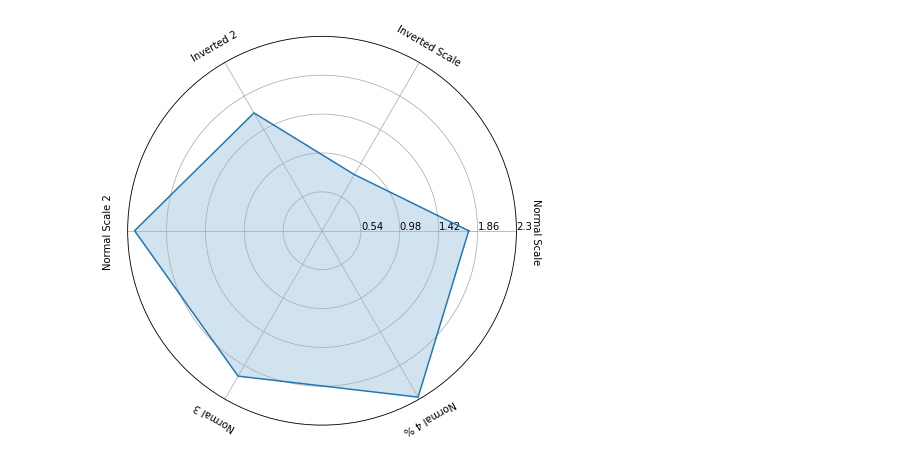
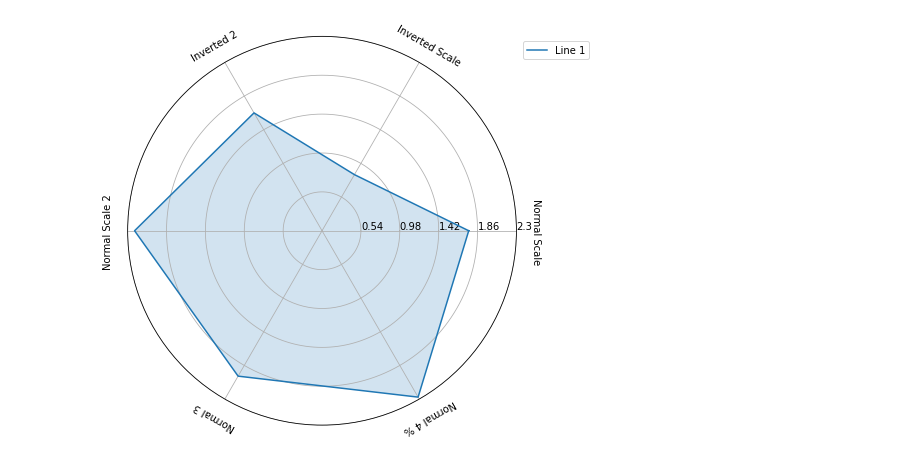
Before and after one commit to danchyy/Basketball_Analytics, a Jupyter notebook: Scripts/radar_plot/Radar_plot.ipynb, the cells around one changed output. Drawn from its saved outputs; the diff is of its cells as text; code cells hidden in the pictures.

```diff
--- a/Scripts/radar_plot/Radar_plot.ipynb
+++ b/Scripts/radar_plot/Radar_plot.ipynb
@@ -81,32 +81,33 @@ class ComplexRadar():
         self.ax = axes[0]
     def plot(self, data, *args, **kw):
         if self.should_scale:
             # Scaling if we have different ranges of data
             sdata = _scale_data(data, self.ranges)
         else:
             sdata = data
         # np.r_ brings first number to the end and copmletes a circle
         self.ax.plot(self.angle, np.r_[sdata, sdata[0]], *args, **kw)
     def fill(self, data, *args, **kw):
         if self.should_scale:
             sdata = _scale_data(data, self.ranges)
         else:
             sdata = data
         self.ax.fill(self.angle, np.r_[sdata, sdata[0]], *args, **kw)
 
 
 # example data
 variables = ("Normal Scale", "Inverted Scale", "Inverted 2",
             "Normal Scale 2", "Normal 3", "Normal 4 %")
 data = (1.76, 1.1, 1.2,
         4.4, 3.4, 86.8)
 ranges = [(0.1, 2.3), (1.5, 0.3), (0.5, 1.5),
          (1.7, 4.5), (1.5, 3.7), (70, 87)]
 # plotting
 fig1 = plt.figure(figsize=(6, 6))
 radar = ComplexRadar(fig1, variables, ranges)
-radar.plot(data)
+radar.plot(data, label="Line 1")
 radar.fill(data, alpha=0.2)
+plt.legend(bbox_to_anchor=(1.20, 1))
 plt.show()
 # %% [output]
-[figure, old version]
+[figure, new version]
```
Also changed, not shown: parts of 20 cells of this notebook.
